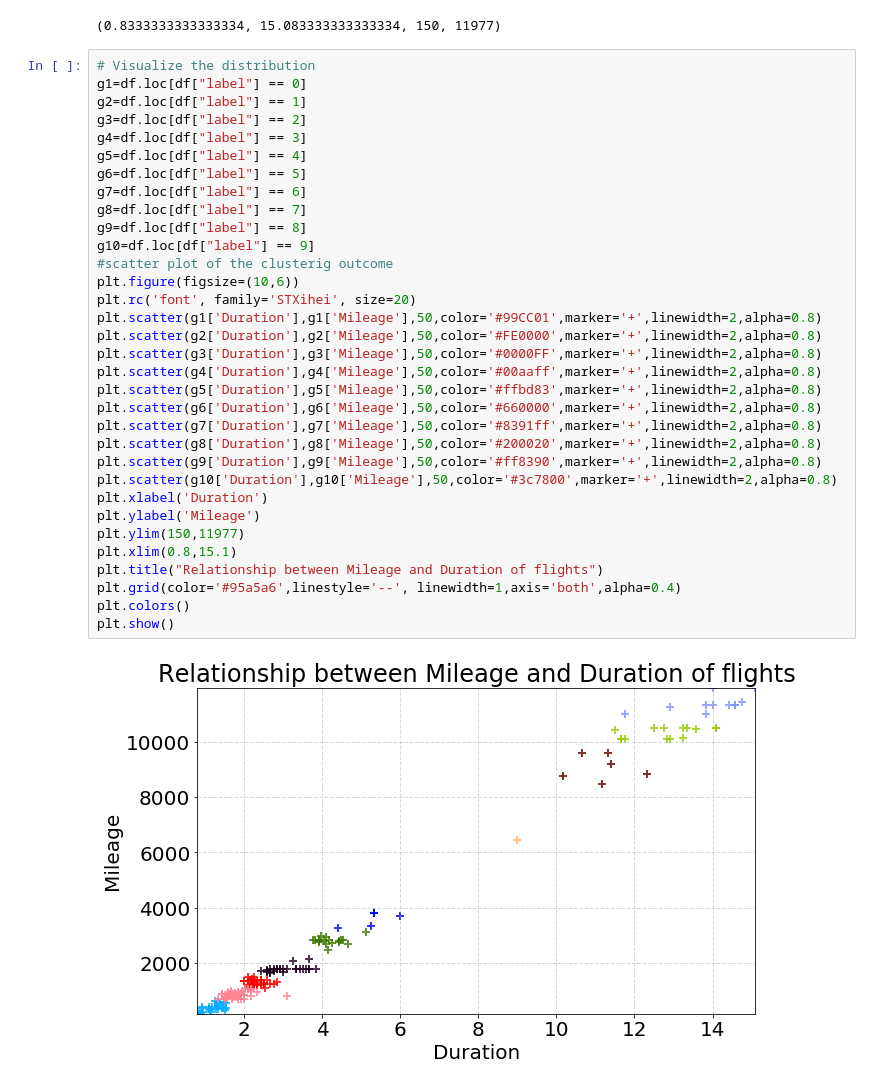
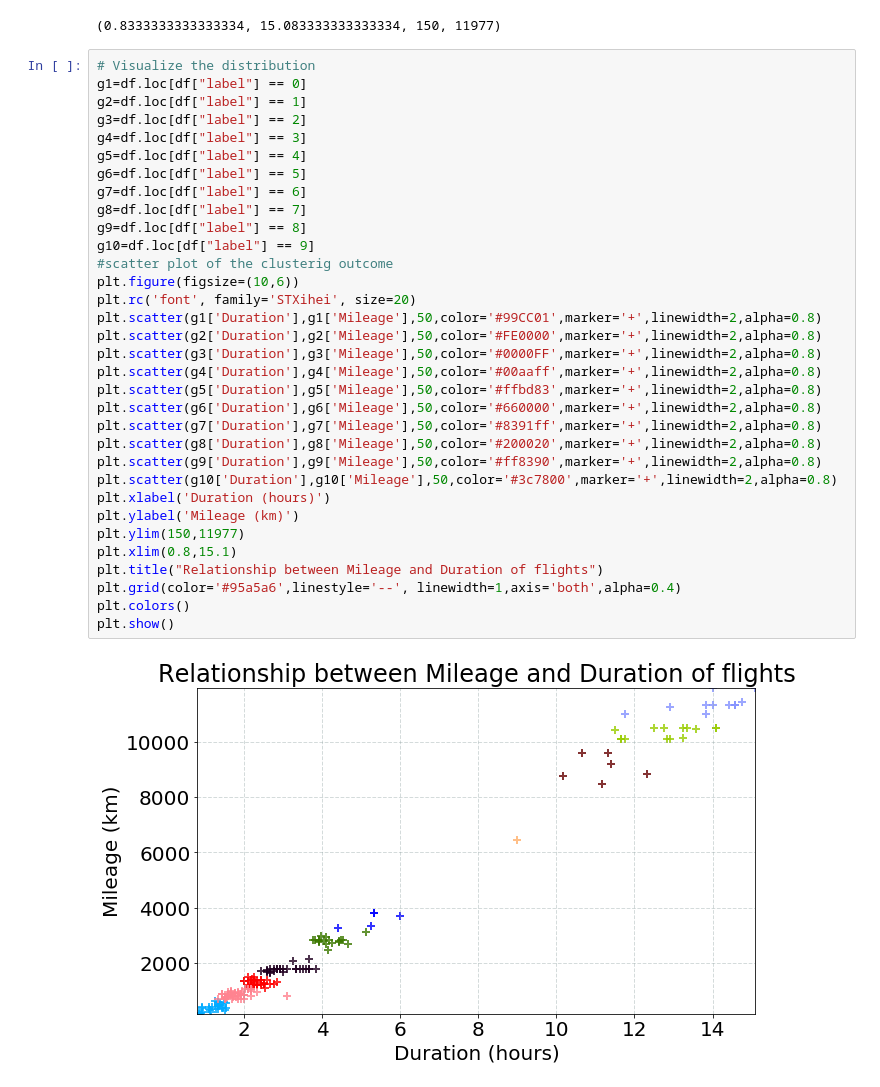
Before and after one commit to F1Mider/flights, a Jupyter notebook: Used in final page/flights-clustering.ipynb, the cells around one changed output. Cells and saved outputs as stored; diff of their text form.

```diff
--- a/Used in final page/flights-clustering.ipynb
+++ b/Used in final page/flights-clustering.ipynb
@@ -68,33 +68,33 @@ a,b,c,d
 g1=df.loc[df["label"] == 0]
 g2=df.loc[df["label"] == 1]
 g3=df.loc[df["label"] == 2]
 g4=df.loc[df["label"] == 3]
 g5=df.loc[df["label"] == 4]
 g6=df.loc[df["label"] == 5]
 g7=df.loc[df["label"] == 6]
 g8=df.loc[df["label"] == 7]
 g9=df.loc[df["label"] == 8]
 g10=df.loc[df["label"] == 9]
 #scatter plot of the clusterig outcome
 plt.figure(figsize=(10,6))
 plt.rc('font', family='STXihei', size=20)
 plt.scatter(g1['Duration'],g1['Mileage'],50,color='#99CC01',marker='+',linewidth=2,alpha=0.8)
 plt.scatter(g2['Duration'],g2['Mileage'],50,color='#FE0000',marker='+',linewidth=2,alpha=0.8)
 plt.scatter(g3['Duration'],g3['Mileage'],50,color='#0000FF',marker='+',linewidth=2,alpha=0.8)
 plt.scatter(g4['Duration'],g4['Mileage'],50,color='#00aaff',marker='+',linewidth=2,alpha=0.8)
 plt.scatter(g5['Duration'],g5['Mileage'],50,color='#ffbd83',marker='+',linewidth=2,alpha=0.8)
 plt.scatter(g6['Duration'],g6['Mileage'],50,color='#660000',marker='+',linewidth=2,alpha=0.8)
 plt.scatter(g7['Duration'],g7['Mileage'],50,color='#8391ff',marker='+',linewidth=2,alpha=0.8)
 plt.scatter(g8['Duration'],g8['Mileage'],50,color='#200020',marker='+',linewidth=2,alpha=0.8)
 plt.scatter(g9['Duration'],g9['Mileage'],50,color='#ff8390',marker='+',linewidth=2,alpha=0.8)
 plt.scatter(g10['Duration'],g10['Mileage'],50,color='#3c7800',marker='+',linewidth=2,alpha=0.8)
-plt.xlabel('Duration')
-plt.ylabel('Mileage')
+plt.xlabel('Duration (hours)')
+plt.ylabel('Mileage (km)')
 plt.ylim(150,11977)
 plt.xlim(0.8,15.1)
 plt.title("Relationship between Mileage and Duration of flights")
 plt.grid(color='#95a5a6',linestyle='--', linewidth=1,axis='both',alpha=0.4)
 plt.colors()
 plt.show()
 # %% [output]
-[figure, old version]
+[figure, new version]
```
